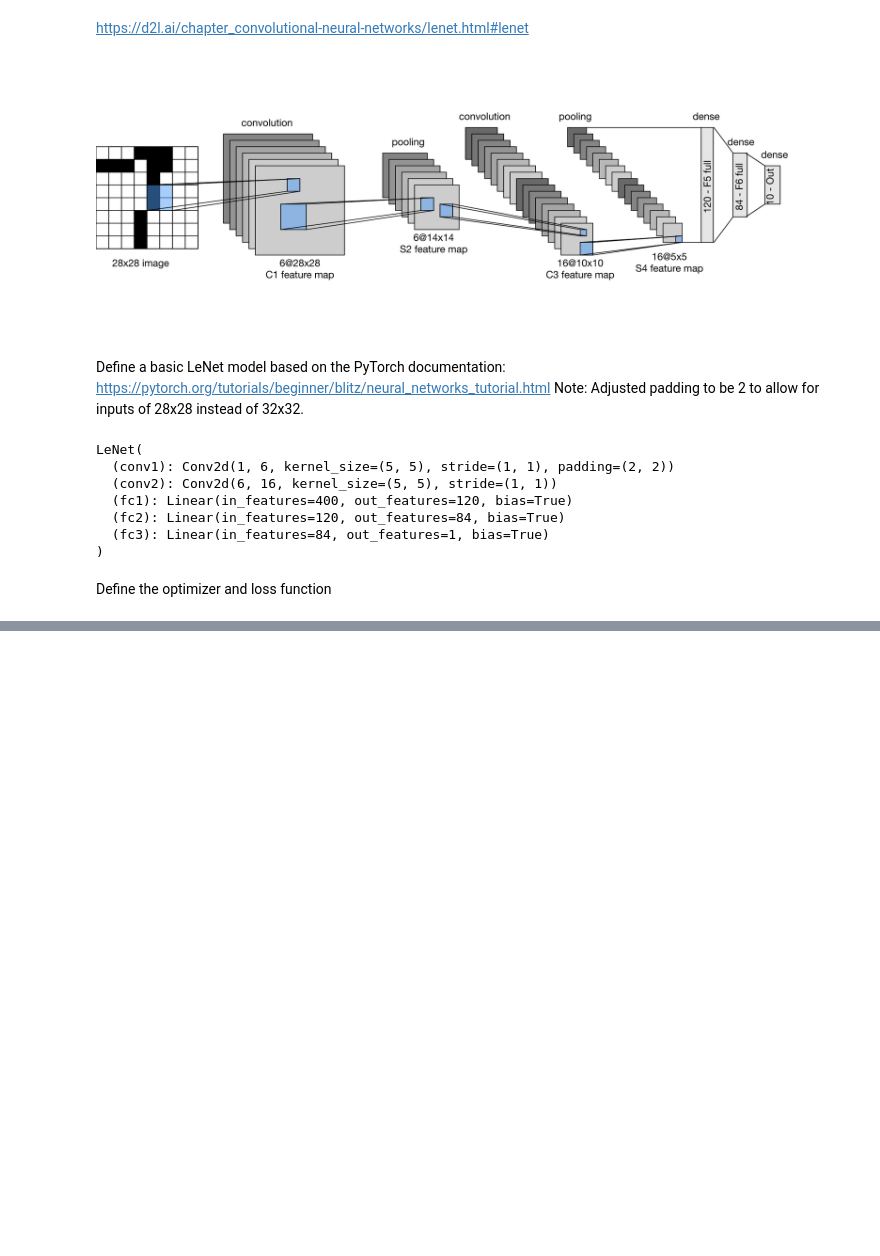
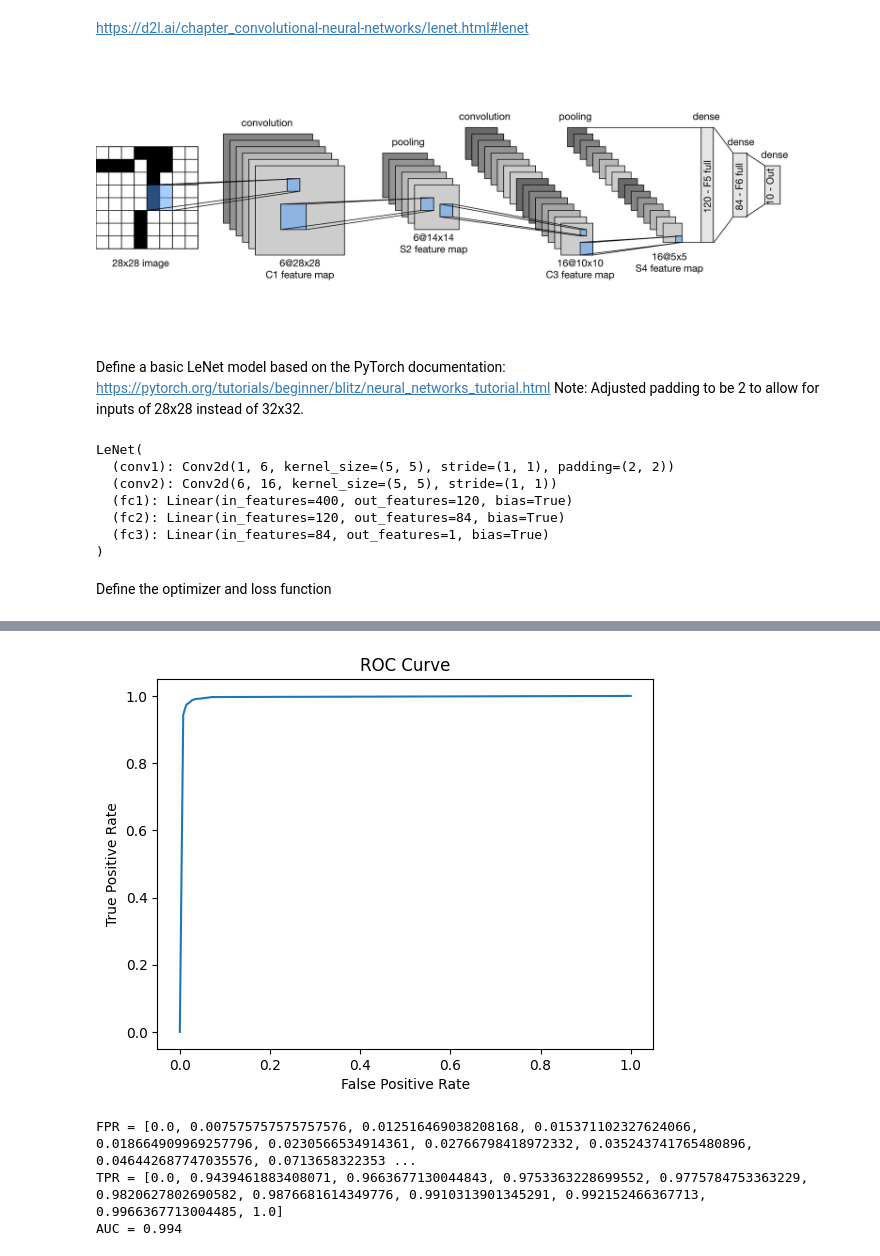
Before and after one commit to kdevoe/roc-curve-exploration, a Jupyter notebook: roc_mnist_example.ipynb, the cells around one changed output, grey strips where cells are left out. Drawn from its saved outputs; the diff is of its cells as text; code cells hidden in the pictures; blank space fills up the shorter version.

```diff
--- a/roc_mnist_example.ipynb
+++ b/roc_mnist_example.ipynb
@@ -233,0 +305,38 @@ Recall:  0.08922363847045191
+# %%
+def build_roc_curve(thresholds):
+    tprs = []
+    fprs = []
+    for threshold in tqdm(thresholds):
+        metrics = test_loop(net, threshold)
+        try:
+            tpr = metrics['true_pos'] / (metrics['true_pos'] + metrics['false_neg'])
+        except ZeroDivisionError:
+            tpr = 0
+        try:
+            fpr = metrics['false_pos'] / (metrics['false_pos'] + metrics['true_neg'])
+        except ZeroDivisionError:
+            fpr = 0
+        tprs.append(tpr)
+        fprs.append(fpr)
+    return tprs, fprs
+
+if INFERENCE:
+    thresholds = np.arange(1, -.1, -0.1)  # Reverse order so that fprs is ascending for auc calculation
+    tprs, fprs = build_roc_curve(thresholds)
+
+    plt.plot(fprs, tprs)
+    plt.xlabel('False Positive Rate')
+    plt.ylabel('True Positive Rate')
+    plt.title('ROC Curve')
+    plt.show()
+
+    print(f'FPR = {fprs}')
+    print(f'TPR = {tprs}')
+
+    auc = np.trapz(tprs, x=fprs)
+    print(f'AUC = {auc:.3f}')
+# %% [output]
+[figure, added]
+FPR = [0.0, 0.007575757575757576, 0.012516469038208168, 0.015371102327624066, 0.018664909969257796, 0.0230566534914361, 0.02766798418972332, 0.035243741765480896, 0.046442687747035576, 0.0713658322353 ...
+TPR = [0.0, 0.9439461883408071, 0.9663677130044843, 0.9753363228699552, 0.9775784753363229, 0.9820627802690582, 0.9876681614349776, 0.9910313901345291, 0.992152466367713, 0.9966367713004485, 1.0]
+AUC = 0.994
```
Also changed, not shown: parts of 11 cells of this notebook.
